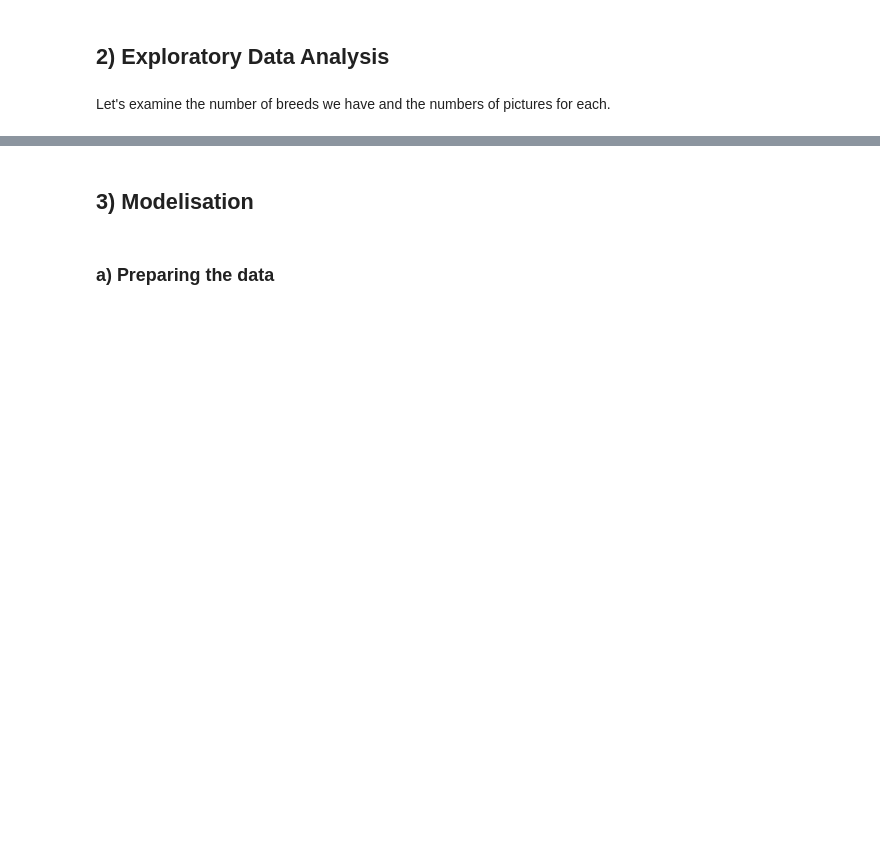
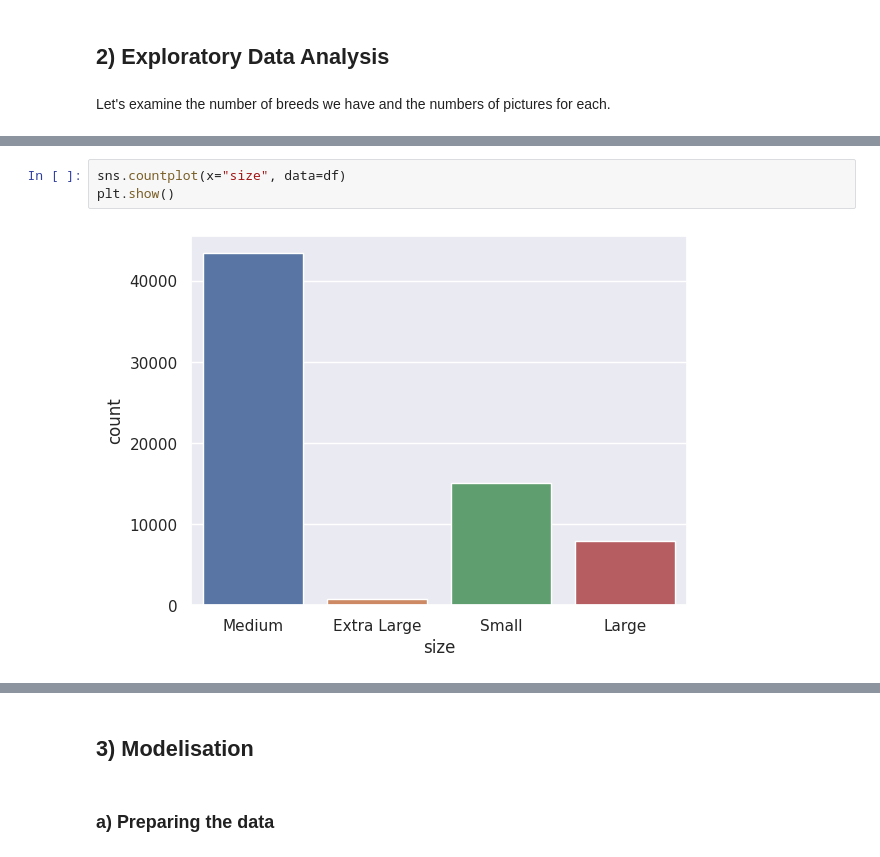
Before and after one commit to cecilegltslmcs/cats-classification, a Jupyter notebook: notebook.ipynb, the cells around one changed output, grey strips where cells are left out. Drawn from its saved outputs; the diff is of its cells as text; blank space fills up the shorter version.

```diff
--- a/notebook.ipynb
+++ b/notebook.ipynb
@@ -55,0 +113,5 @@ FileNotFoundError: ignored
+# %%
+sns.countplot(x="size", data=df)
+plt.show()
+# %% [output]
+[figure, added]
```
Also changed, not shown: parts of 17 cells of this notebook.
